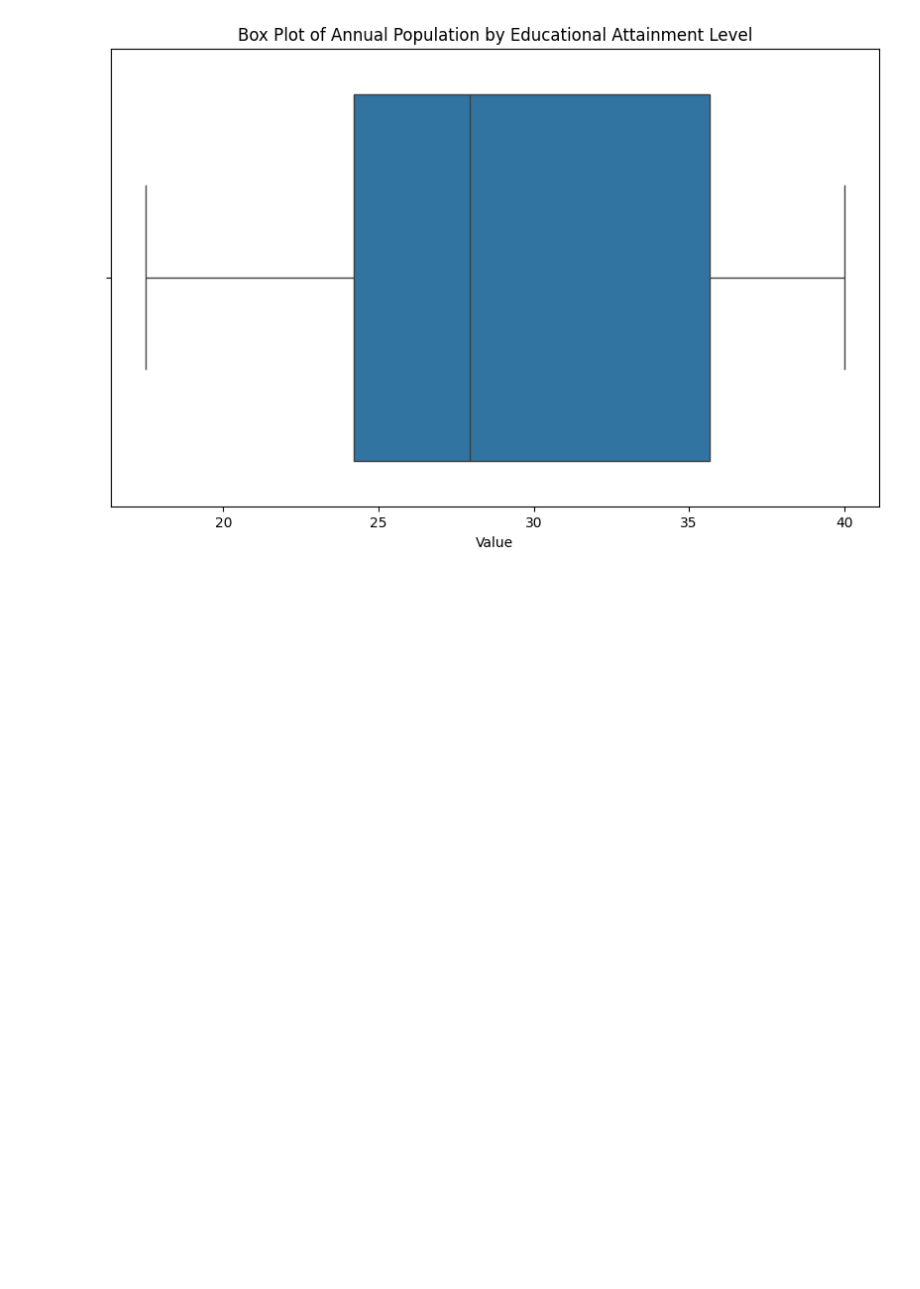
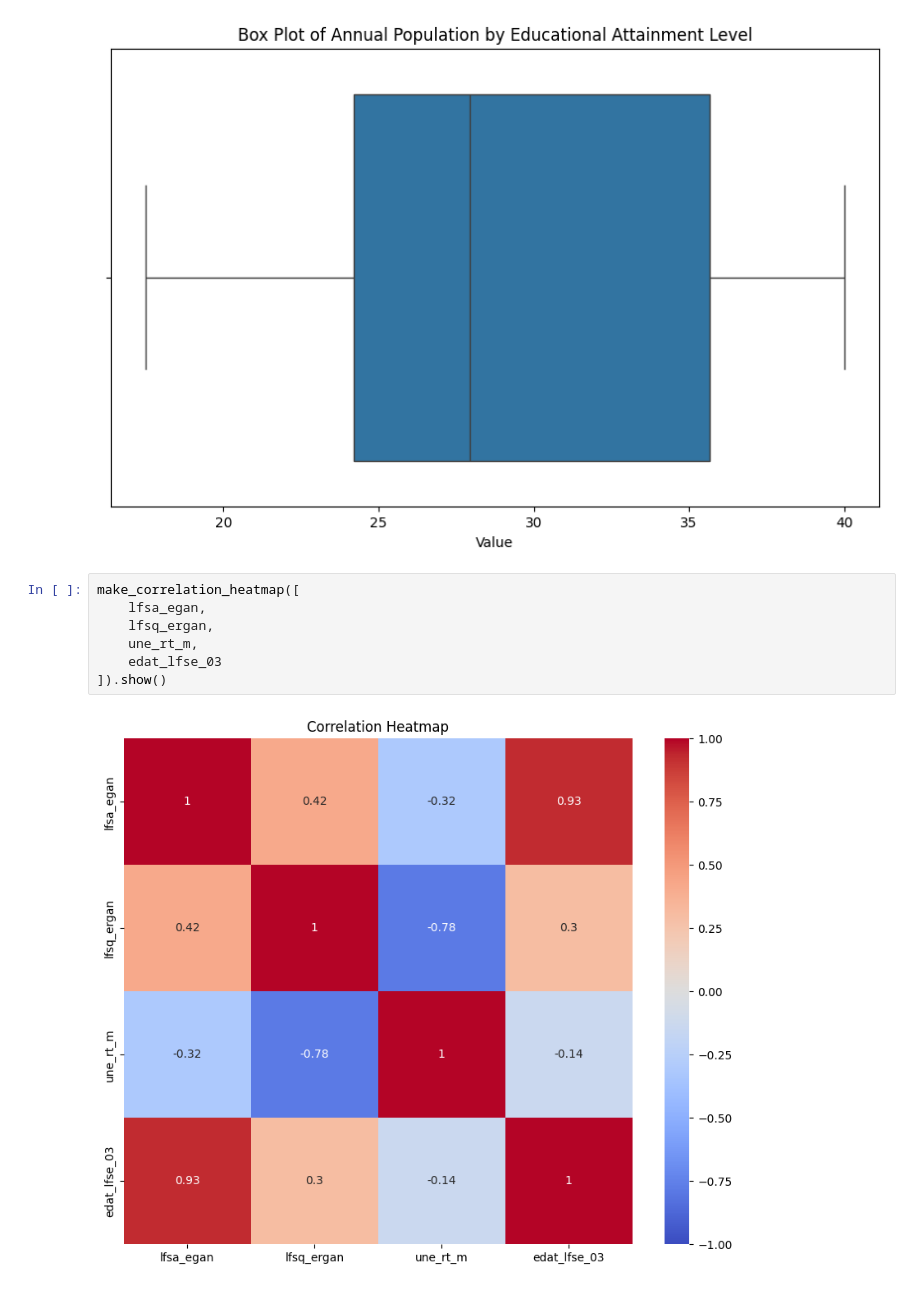
Before and after one commit to muffindud/iceland-data-analysis, a Jupyter notebook: main.ipynb, the cells around one changed output. Drawn from its saved outputs; the diff is of its cells as text; blank space fills up the shorter version.

```diff
--- a/main.ipynb
+++ b/main.ipynb
@@ -797,3 +797,12 @@ make_box_plot(edat_lfse_03).show()
 [figure]
 [figure]
 [figure]
+# %%
+make_correlation_heatmap([
+    lfsa_egan,
+    lfsq_ergan,
+    une_rt_m,
+    edat_lfse_03
+]).show()
+# %% [output]
+[figure, added]
```
Also changed, not shown: parts of 3 cells of this notebook.
